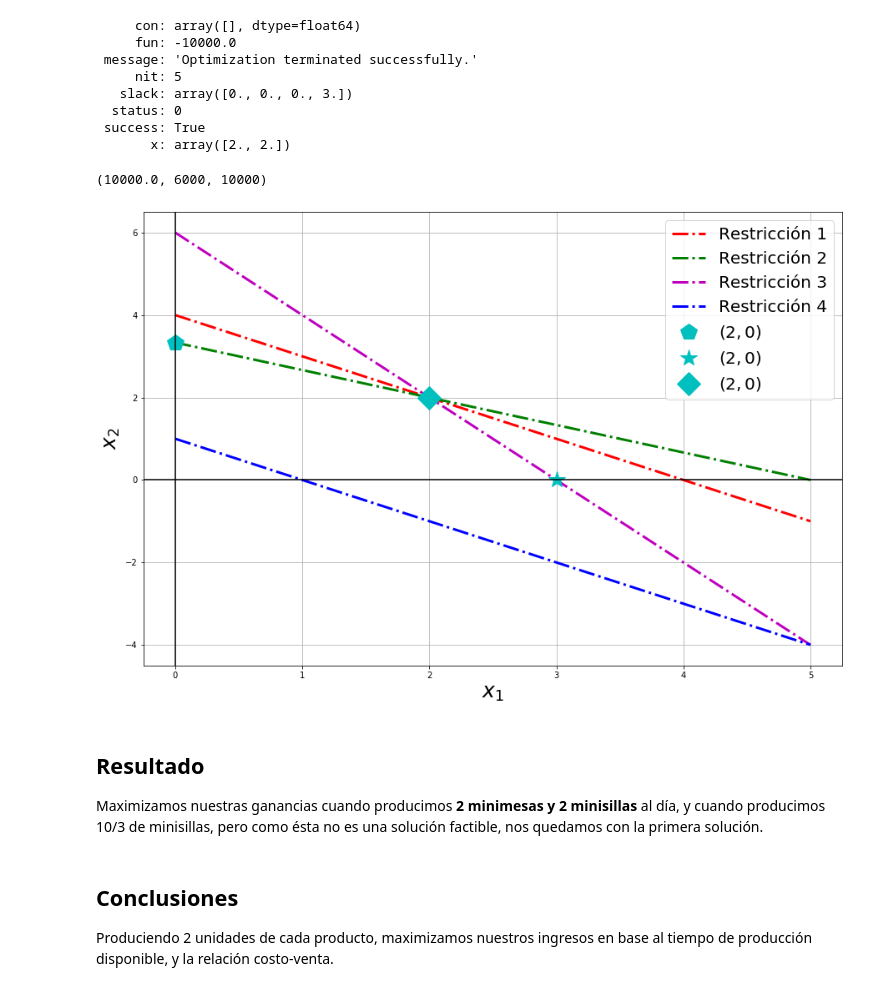
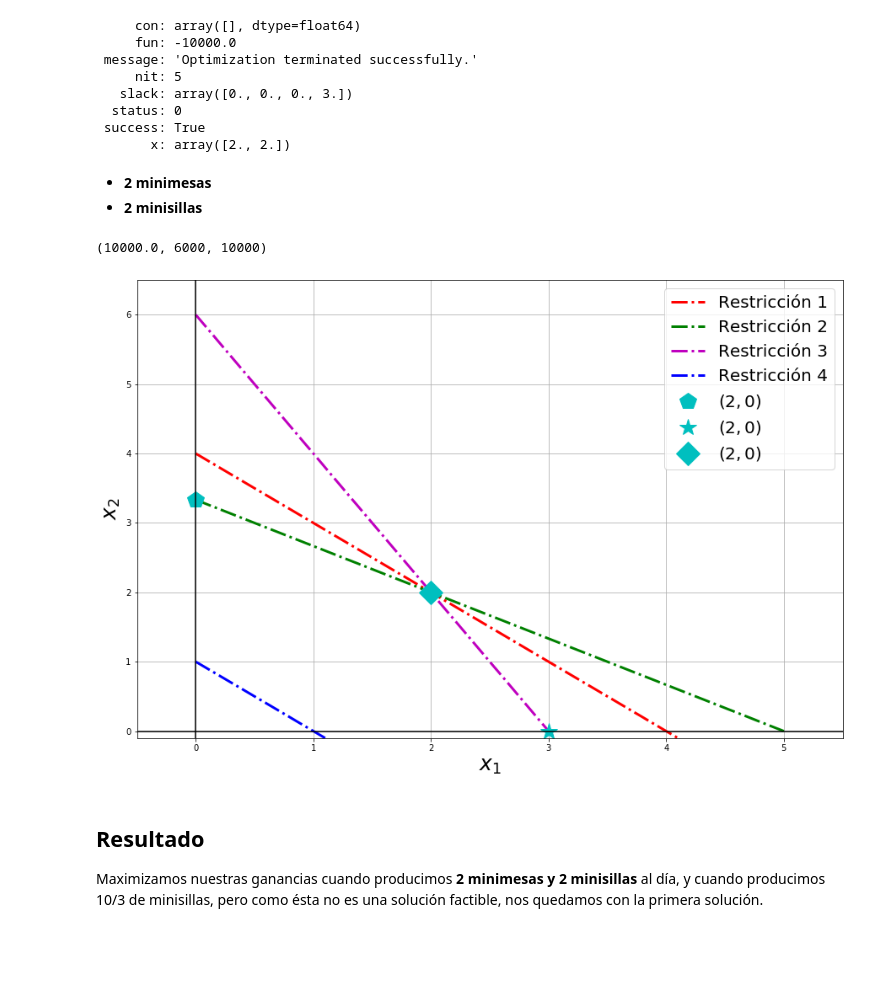
Before and after one commit to memoglez3/proyecto_modulo1, a Jupyter notebook: PM1_GonzalezG_MaciasL_GarciaJ.ipynb, the cells around one changed output. Cells and saved outputs as stored; diff of their text form; code cells hidden in the pictures; blank space fills up the shorter version.

```diff
--- a/PM1_GonzalezG_MaciasL_GarciaJ.ipynb
+++ b/PM1_GonzalezG_MaciasL_GarciaJ.ipynb
@@ -60,6 +58,9 @@ sol
   status: 0
  success: True
        x: array([2., 2.])
+# %% [markdown]
++ **2 minimesas**
++ **2 minisillas**
 # %%
 def res1(x1):
     return 4-x1
@@ -89,27 +90,26 @@ utilidad(0,(10/3)), utilidad(3,0), utilidad(2,2)
 # %%
 plt.figure(figsize=(15,10))
 
 plt.plot(xnum,R1,'-.r',lw=3,label='Restricción 1')
 plt.plot(xnum,R2,'-.g',lw=3,label='Restricción 2')
 plt.plot(xnum,R3,'-.m',lw=3,label='Restricción 3')
 plt.plot(xnum,R4,'-.b',lw=3,label='Restricción 4')
 plt.plot([0],[3.33],'pc', ms=20, label='$(2,0)$')
 plt.plot([3],[0],'*c', ms=20, label='$(2,0)$')
 plt.plot([2],[2],'Dc', ms=20, label='$(2,0)$')
 plt.axhline(y=0,color='k')
 plt.axvline(x=0,color='k')
+plt.xlim([-.5,5.5])
+plt.ylim([-.1,6.5])
 
 plt.xlabel('$x_1$',fontsize=25)
 plt.ylabel('$x_2$',fontsize=25)
 
 plt.legend(loc='best',fontsize=20)
 plt.grid()
 plt.show()
 # %% [output]
-[figure, old version]
+[figure, new version]
 # %% [markdown]
 ## Resultado
 Maximizamos nuestras ganancias cuando producimos **2 minimesas y 2 minisillas** al día, y cuando producimos 10/3 de minisillas, pero como ésta no es una solución factible, nos quedamos con la primera solución.
-# %% [markdown]
-## Conclusiones
-Produciendo 2 unidades de cada producto, maximizamos nuestros ingresos en base al tiempo de producción disponible, y la relación costo-venta.
```
Also changed, not shown: parts of 6 cells of this notebook.
